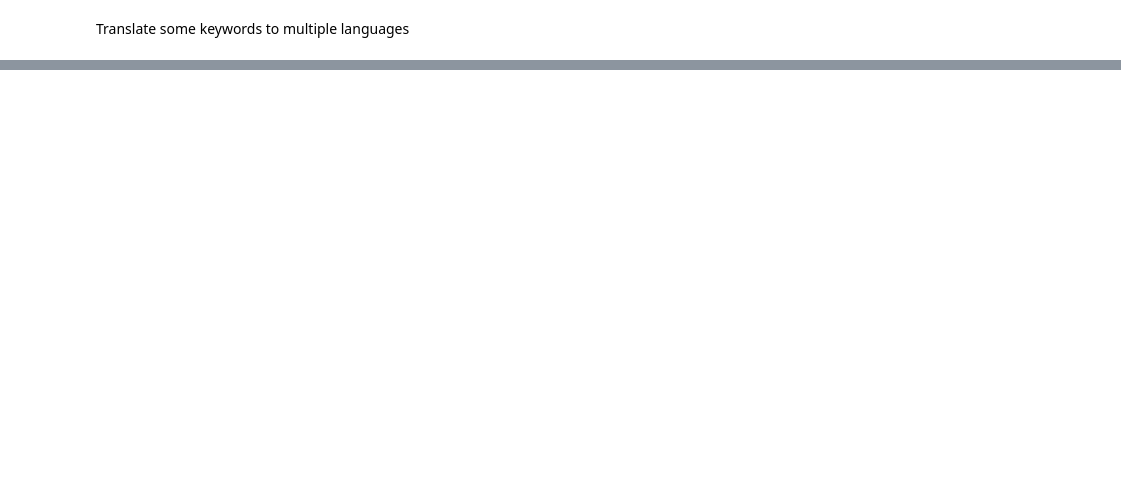
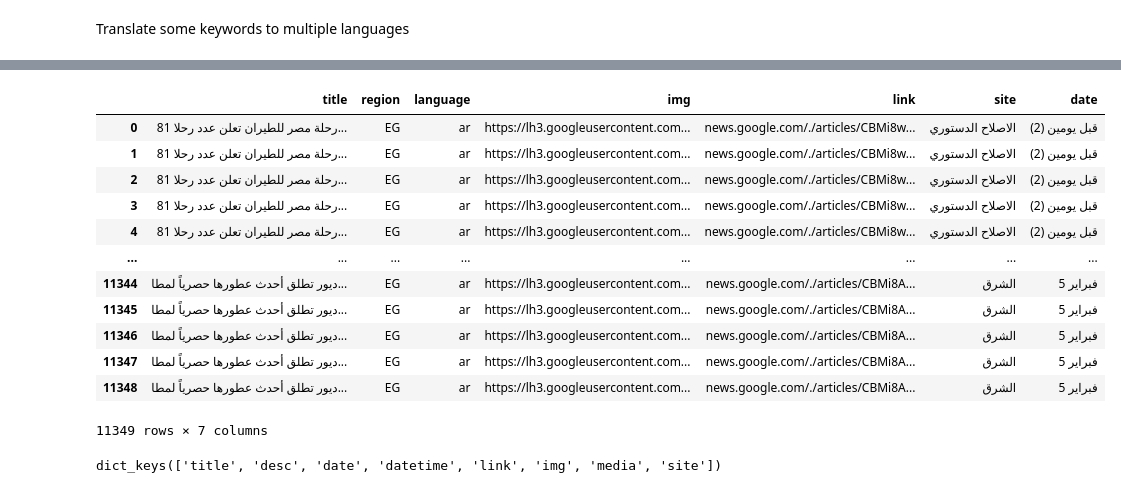
Before and after one commit to hugocool/worldwidenews, a Jupyter notebook: 00_core.ipynb, the cells around one changed output, grey strips where cells are left out. Cells and saved outputs as stored; diff of their text form; code cells hidden in the pictures; blank space fills up the shorter version.

```diff
--- a/00_core.ipynb
+++ b/00_core.ipynb
@@ -164,0 +275,28 @@ pd.DataFrame([user,user])
+# %%
+kpm = keywords_per_market[1]
+# %%
+from datetime import datetime
+class GoogleNewsArticle(BaseModel):
+    title:str
+    region:str
+    language:str
+    img:str
+    link:str
+    site:str
+    date:str
+# %%
+from GoogleNews import GoogleNews
+from typing import List
+
+@unsync
+def parse_article(result:dict,article_validator:BaseModel)->BaseModel:
+    try: return article_validator(**result)
+    except Exception as e:pass
+
+def google_news_fetcher(keywords:KeywordsPerMarket)->List[GoogleNewsArticle]:
+    googlenews = GoogleNews(lang=keywords.language,region=keywords.region)
+    googlenews.get_news(' '.join(keywords.keywords))
+    results = googlenews.results()
+    if results !=[]:
+        tasks = [parse_article({**result,**dict(language=keywords.language,region=keywords.region)},GoogleNewsArticle) for result in results]
+        return [task.result() for task in tasks]
@@ -164,0 +323,2 @@ pd.DataFrame([user,user])
+# %%
+google_news_articles = [google_news_fetcher(kpm) for kpm in keywords_per_market]
@@ -164,0 +344,18 @@ pd.DataFrame([user,user])
+# %%
+import pandas as pd
+
+pd.DataFrame([article.dict() for article in google_news_articles if article is not None])
+# %% [output]
+|  | title | region | language | img | link | site | date |
+| 0 | 81 رحلة مصر للطيران تعلن عدد رحلا... | EG | ar | https://lh3.googleusercontent.com... | news.google.com/./articles/CBMi8w... | الاصلاح الدستوري | قبل يومين (2) |
+| 1 | 81 رحلة مصر للطيران تعلن عدد رحلا... | EG | ar | https://lh3.googleusercontent.com... | news.google.com/./articles/CBMi8w... | الاصلاح الدستوري | قبل يومين (2) |
+| 2 | 81 رحلة مصر للطيران تعلن عدد رحلا... | EG | ar | https://lh3.googleusercontent.com... | news.google.com/./articles/CBMi8w... | الاصلاح الدستوري | قبل يومين (2) |
+| 3 | 81 رحلة مصر للطيران تعلن عدد رحلا... | EG | ar | https://lh3.googleusercontent.com... | news.google.com/./articles/CBMi8w... | الاصلاح الدستوري | قبل يومين (2) |
+| 4 | 81 رحلة مصر للطيران تعلن عدد رحلا... | EG | ar | https://lh3.googleusercontent.com... | news.google.com/./articles/CBMi8w... | الاصلاح الدستوري | قبل يومين (2) |
+| ... | ... | ... | ... | ... | ... | ... | ... |
+| 11344 | ديور تطلق أحدث عطورها حصرياً لمطا... | EG | ar | https://lh3.googleusercontent.com... | news.google.com/./articles/CBMi8A... | الشرق | 5 فبراير |
+| 11345 | ديور تطلق أحدث عطورها حصرياً لمطا... | EG | ar | https://lh3.googleusercontent.com... | news.google.com/./articles/CBMi8A... | الشرق | 5 فبراير |
+| 11346 | ديور تطلق أحدث عطورها حصرياً لمطا... | EG | ar | https://lh3.googleusercontent.com... | news.google.com/./articles/CBMi8A... | الشرق | 5 فبراير |
+| 11347 | ديور تطلق أحدث عطورها حصرياً لمطا... | EG | ar | https://lh3.googleusercontent.com... | news.google.com/./articles/CBMi8A... | الشرق | 5 فبراير |
+| 11348 | ديور تطلق أحدث عطورها حصرياً لمطا... | EG | ar | https://lh3.googleusercontent.com... | news.google.com/./articles/CBMi8A... | الشرق | 5 فبراير |
+11349 rows × 7 columns
@@ -164,0 +364,4 @@ pd.DataFrame([user,user])
+# %%
+googlenews.results()[0].keys()
+# %% [output]
+dict_keys(['title', 'desc', 'date', 'datetime', 'link', 'img', 'media', 'site'])
```
Also changed, not shown: parts of 43 cells of this notebook, 2 other files.
